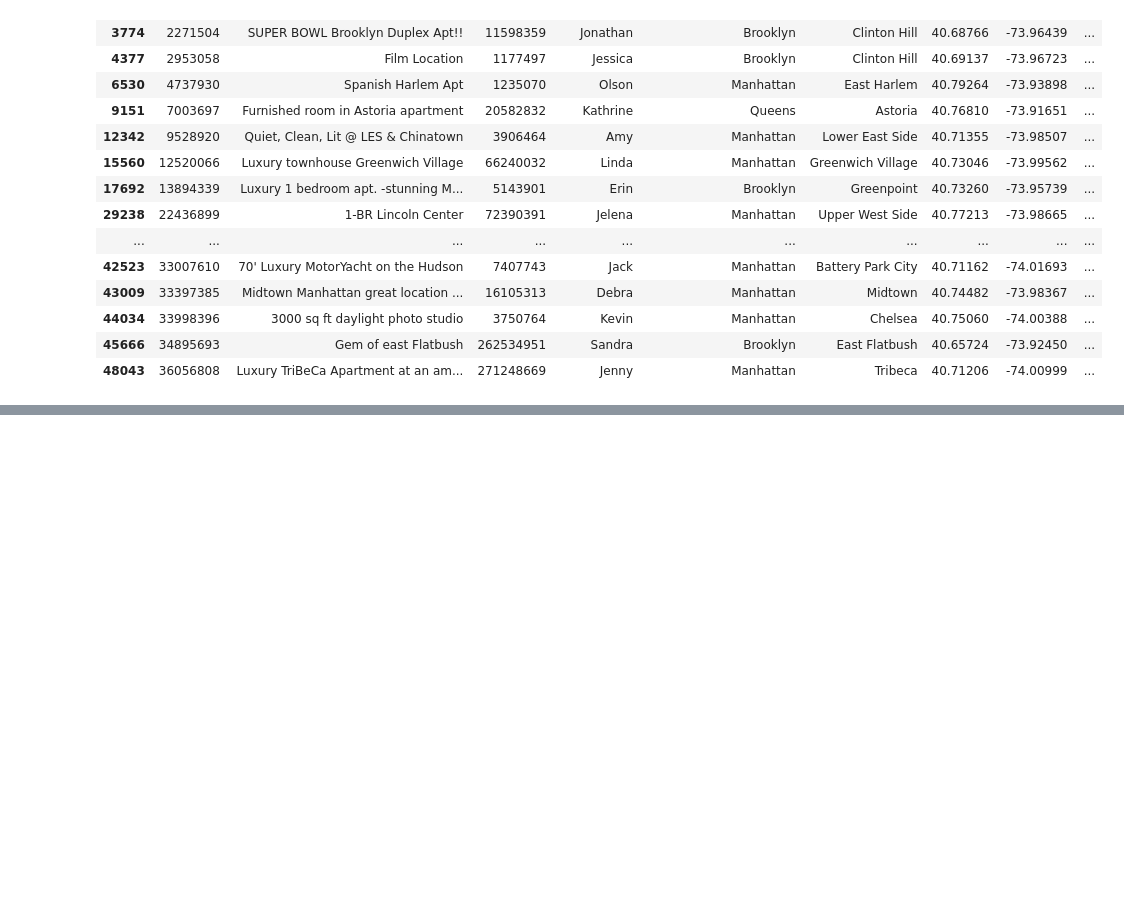
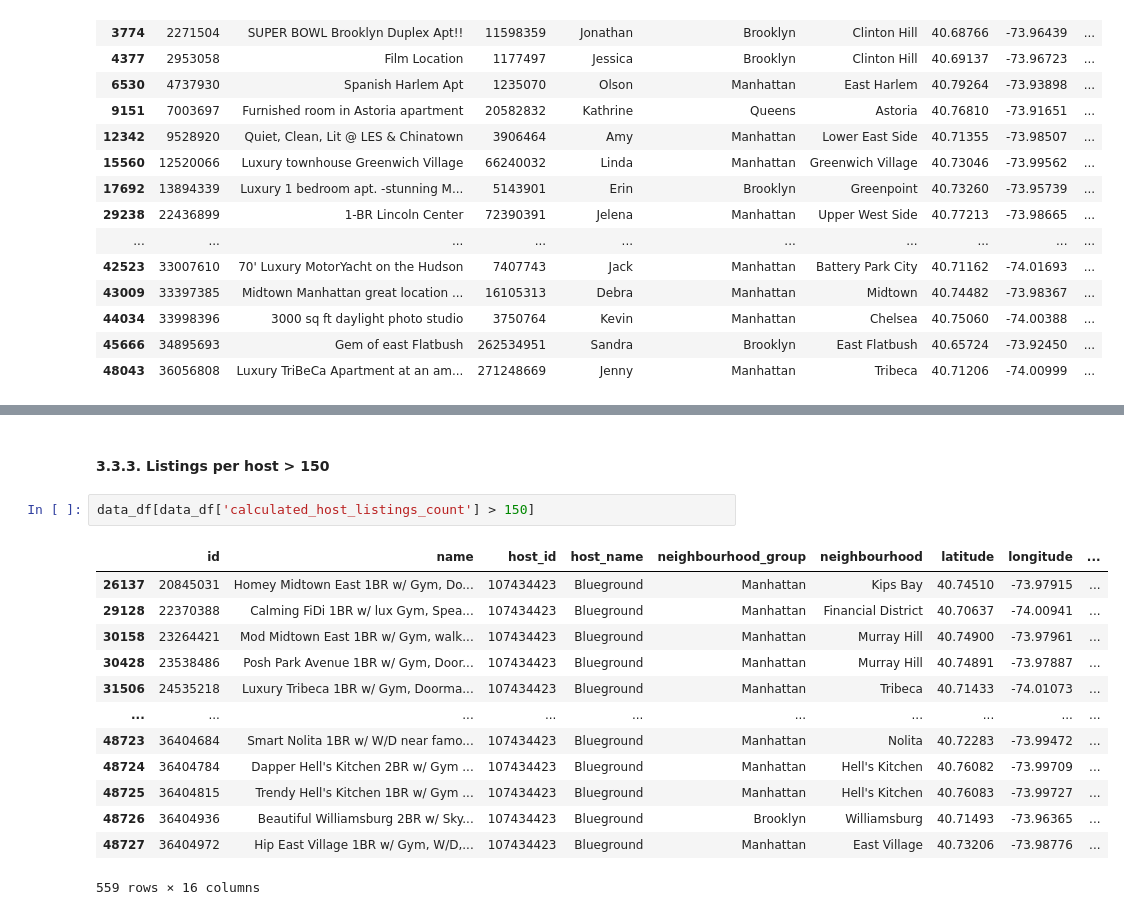
Before and after one commit to gperdrizet/gperdrizet-data-preprocessing-project-tutorial, a Jupyter notebook: gperdrizet_distributions.ipynb, the cells around one changed output, grey strips where cells are left out. Cells and saved outputs as stored; diff of their text form; blank space fills up the shorter version.

```diff
--- a/gperdrizet_distributions.ipynb
+++ b/gperdrizet_distributions.ipynb
@@ -216,3 +229,21 @@ data_df[data_df['minimum_nights'] > 900]
 | 13404 | 10053943 | Historic Designer 2 Bed. Apartment | 2697686 | Glenn H. | Manhattan | Harlem | 40.82915 | -73.94034 | ... |
 | 26341 | 20990053 | Beautiful place in Brooklyn! #2 | 151084261 | Angie | Brooklyn | Williamsburg | 40.71772 | -73.95059 | ... |
 | 38664 | 30378211 | Shared Studio (females only) | 200401254 | Meg | Manhattan | Greenwich Village | 40.73094 | -73.99900 | ... |
+# %% [markdown]
+#### 3.3.3. Listings per host > 150
+# %%
+data_df[data_df['calculated_host_listings_count'] > 150]
+# %% [output]
+|  | id | name | host_id | host_name | neighbourhood_group | neighbourhood | latitude | longitude | ... |
+| 26137 | 20845031 | Homey Midtown East 1BR w/ Gym, Do... | 107434423 | Blueground | Manhattan | Kips Bay | 40.74510 | -73.97915 | ... |
+| 29128 | 22370388 | Calming FiDi 1BR w/ lux Gym, Spea... | 107434423 | Blueground | Manhattan | Financial District | 40.70637 | -74.00941 | ... |
+| 30158 | 23264421 | Mod Midtown East 1BR w/ Gym, walk... | 107434423 | Blueground | Manhattan | Murray Hill | 40.74900 | -73.97961 | ... |
+| 30428 | 23538486 | Posh Park Avenue 1BR w/ Gym, Door... | 107434423 | Blueground | Manhattan | Murray Hill | 40.74891 | -73.97887 | ... |
+| 31506 | 24535218 | Luxury Tribeca 1BR w/ Gym, Doorma... | 107434423 | Blueground | Manhattan | Tribeca | 40.71433 | -74.01073 | ... |
+| ... | ... | ... | ... | ... | ... | ... | ... | ... | ... |
+| 48723 | 36404684 | Smart Nolita 1BR w/ W/D near famo... | 107434423 | Blueground | Manhattan | Nolita | 40.72283 | -73.99472 | ... |
+| 48724 | 36404784 | Dapper Hell's Kitchen 2BR w/ Gym ... | 107434423 | Blueground | Manhattan | Hell's Kitchen | 40.76082 | -73.99709 | ... |
+| 48725 | 36404815 | Trendy Hell's Kitchen 1BR w/ Gym ... | 107434423 | Blueground | Manhattan | Hell's Kitchen | 40.76083 | -73.99727 | ... |
+| 48726 | 36404936 | Beautiful Williamsburg 2BR w/ Sky... | 107434423 | Blueground | Brooklyn | Williamsburg | 40.71493 | -73.96365 | ... |
+| 48727 | 36404972 | Hip East Village 1BR w/ Gym, W/D,... | 107434423 | Blueground | Manhattan | East Village | 40.73206 | -73.98776 | ... |
+559 rows × 16 columns
```
Also changed, not shown: parts of 11 cells of this notebook.
